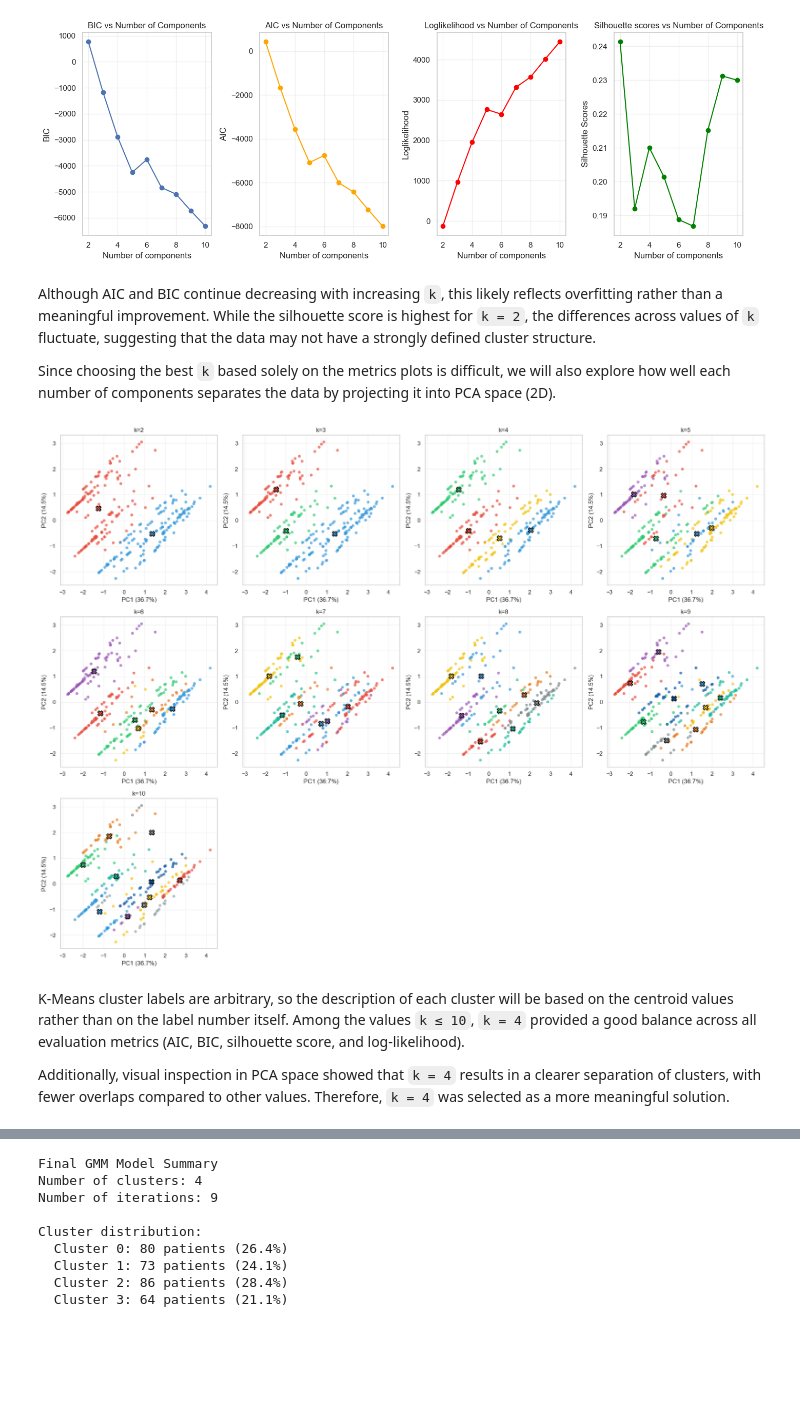
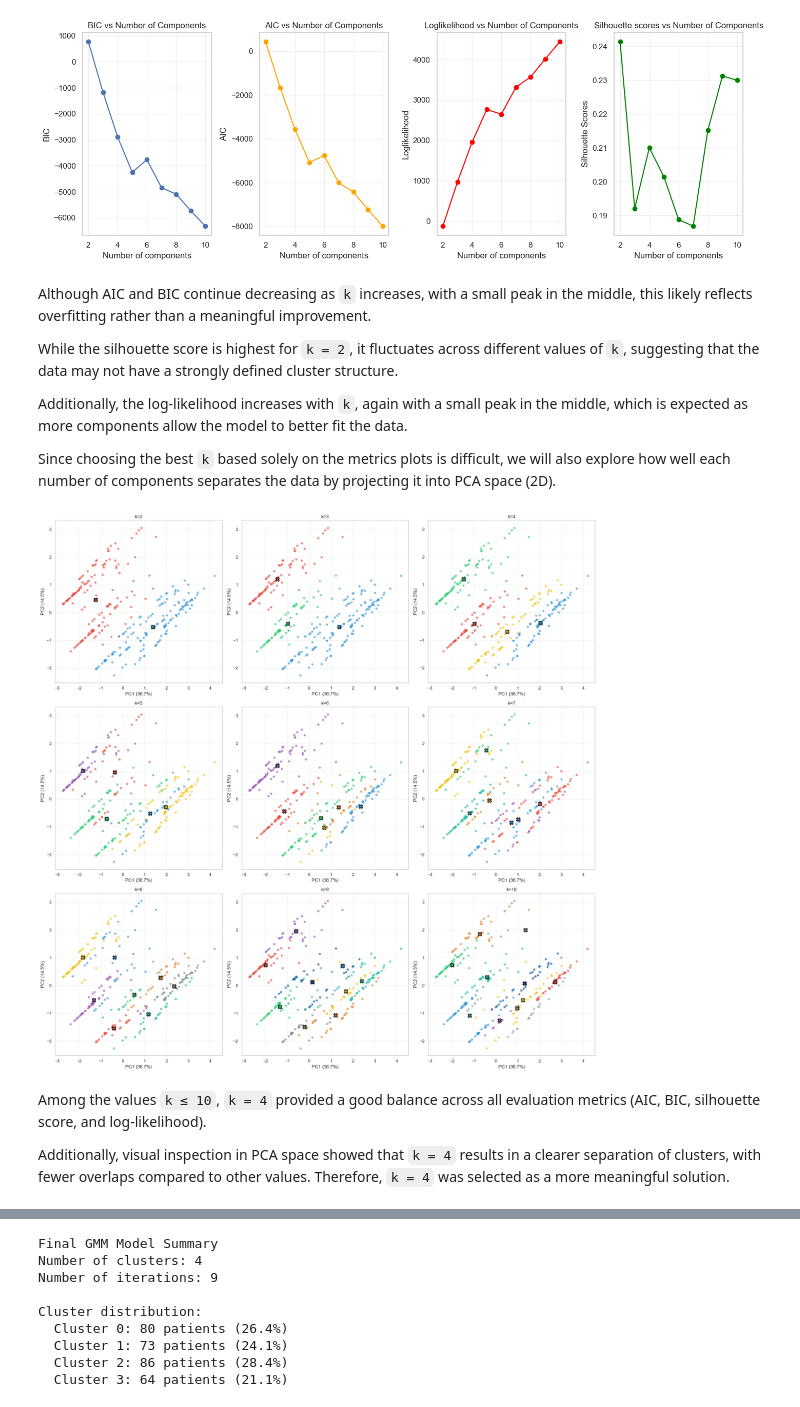
Before and after one commit to harasarahh/machine-learning-projects, a Jupyter notebook: ML_assignment1.ipynb, the cells around one changed output, grey strips where cells are left out. Cells and saved outputs as stored; diff of their text form; code cells hidden in the pictures; blank space fills up the shorter version.

```diff
--- a/ML_assignment1.ipynb
+++ b/ML_assignment1.ipynb
@@ -1033,7 +1033,11 @@ plt.show()
 # %% [output]
 [figure]
 # %% [markdown]
-Although AIC and BIC continue decreasing with increasing `k`, this likely reflects overfitting rather than a meaningful improvement. While the silhouette score is highest for `k = 2`, the differences across values of `k` fluctuate, suggesting that the data may not have a strongly defined cluster structure.
+Although AIC and BIC continue decreasing as `k` increases, with a small peak in the middle, this likely reflects overfitting rather than a meaningful improvement.
+
+While the silhouette score is highest for `k = 2`, it fluctuates across different values of `k`, suggesting that the data may not have a strongly defined cluster structure.
+
+Additionally, the log-likelihood increases with `k`, again with a small peak in the middle, which is expected as more components allow the model to better fit the data.
 
 Since choosing the best `k` based solely on the metrics plots is difficult, we will also explore how well each number of components separates the data by projecting it into PCA space (2D).
 # %%
@@ -1055,8 +1059,8 @@ base_colors = np.array([
 pca = PCA(n_components=2)
 X_pca = pca.fit_transform(X_final_scaled)
 
-# Create figure with 2 rows, 5 columns
-fig, axes = plt.subplots(3, 4, figsize=(20,15))
+# Create figure with 3 rows and 3 columns
+fig, axes = plt.subplots(3, 3, figsize=(20,20))
 axes = axes.flatten()  # Flatten to iterate easily
 
 for idx, k in enumerate(range(2, 11)):
@@ -1075,36 +1079,35 @@ for idx, k in enumerate(range(2, 11)):
         X_pca[:, 0],
         X_pca[:, 1],
         color=colors_rgb,
         s=30,
         edgecolors='none',
         alpha=0.7
     )
 
     # Plot cluster centers in PCA space
     centers_pca = pca.transform(gmm.means_)
     for i, center in enumerate(centers_pca):
         ax.scatter(center[0], center[1],
                    c=[base_colors[i]],
                    marker='X',
                    s=100,
                    edgecolors='black',
                    linewidth=1.5)
 
     ax.set_title(f"k={k}")
     ax.set_xlabel(f"PC1 ({pca.explained_variance_ratio_[0]*100:.1f}%)")
     ax.set_ylabel(f"PC2 ({pca.explained_variance_ratio_[1]*100:.1f}%)")
     ax.grid(True, alpha=0.3)
 
 # Hide any unused axes if k < 10
 for j in range(idx+1, len(axes)):
     axes[j].axis('off')
 
 plt.tight_layout()
 plt.show()
 # %% [output]
-[figure, old version]
+[figure, new version]
 # %% [markdown]
-K-Means cluster labels are arbitrary, so the description of each cluster will be based on the centroid values rather than on the label number itself.
 Among the values `k ≤ 10`, `k = 4` provided a good balance across all evaluation metrics (AIC, BIC, silhouette score, and log-likelihood).
 
 Additionally, visual inspection in PCA space showed that `k = 4` results in a clearer separation of clusters, with fewer overlaps compared to other values. Therefore, `k = 4` was selected as a more meaningful solution.
```
Also changed, not shown: parts of 13 cells of this notebook.
